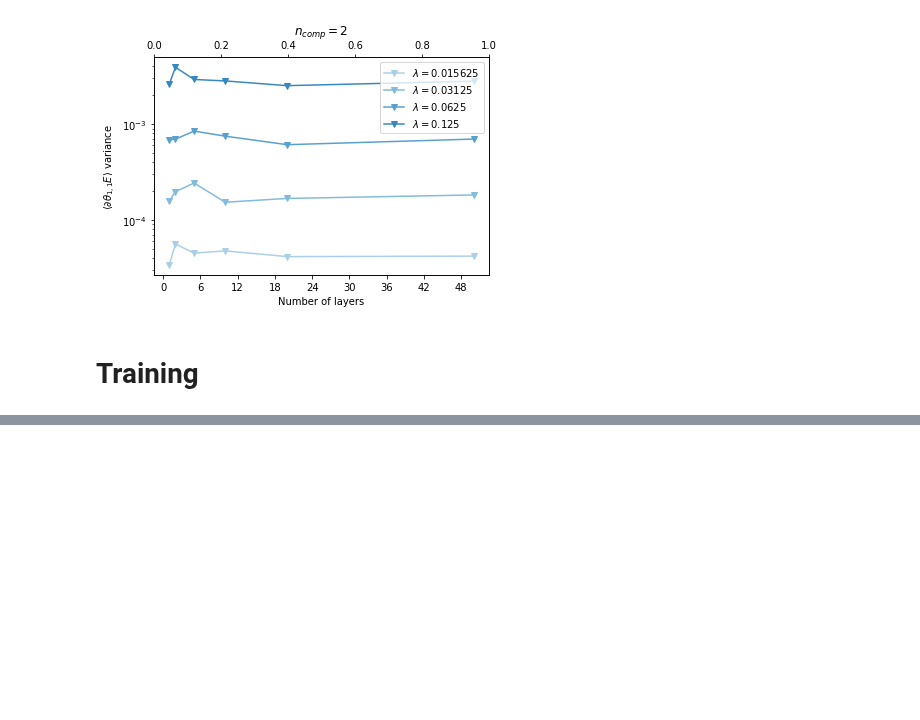
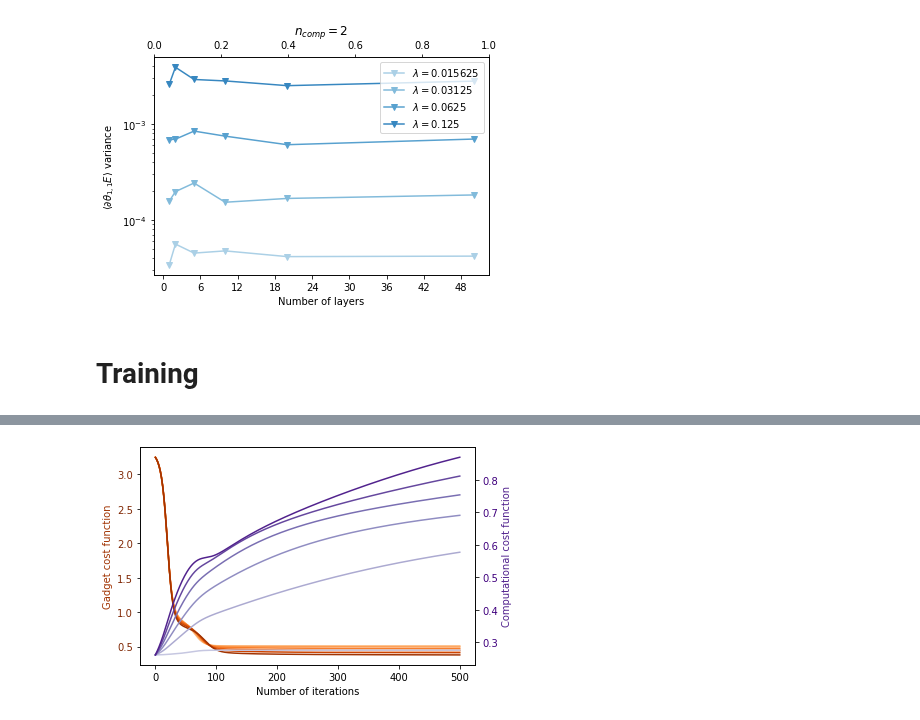
Before and after one commit to SimonCichy/barren-gadgets, a Jupyter notebook: plotting/relevant_results.ipynb, the cells around one changed output, grey strips where cells are left out. Drawn from its saved outputs; the diff is of its cells as text; code cells hidden in the pictures; blank space fills up the shorter version.

```diff
--- a/plotting/relevant_results.ipynb
+++ b/plotting/relevant_results.ipynb
@@ -161,0 +178,14 @@ plot_training(file_list, np.swapaxes(colours, 0, 1)[:, [0, 2]])
+# %%
+subfolder = 'training/gadget2/'
+seed = 17
+file_list = [data_folder + subfolder + '220419_training_gadget2_4qubits_2layers_500iterations_seed{}_0.0lambda.dat'.format(seed),
+             data_folder + subfolder + '220419_training_gadget2_4qubits_2layers_500iterations_seed{}_0.2lambda.dat'.format(seed),
+             data_folder + subfolder + '220419_training_gadget2_4qubits_2layers_500iterations_seed{}_0.4lambda.dat'.format(seed),
+             data_folder + subfolder + '220419_training_gadget2_4qubits_2layers_500iterations_seed{}_0.6lambda.dat'.format(seed),
+             data_folder + subfolder + '220419_training_gadget2_4qubits_2layers_500iterations_seed{}_0.8lambda.dat'.format(seed),
+             data_folder + subfolder + '220419_training_gadget2_4qubits_2layers_500iterations_seed{}_1.0lambda.dat'.format(seed)]
+
+# %matplotlib qt
+plot_training(file_list, np.swapaxes(colours, 0, 1)[:, [0, 2]])
+# %% [output]
+[figure, added]
```
Also changed, not shown: parts of 7 cells of this notebook, 2 other files.
